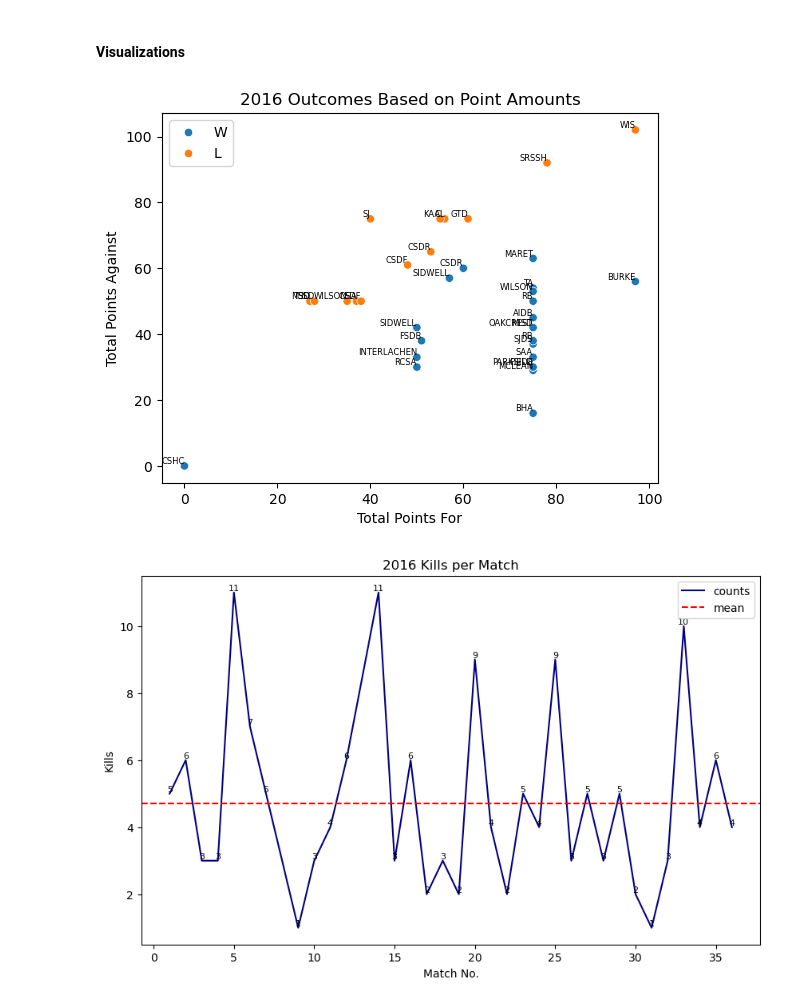
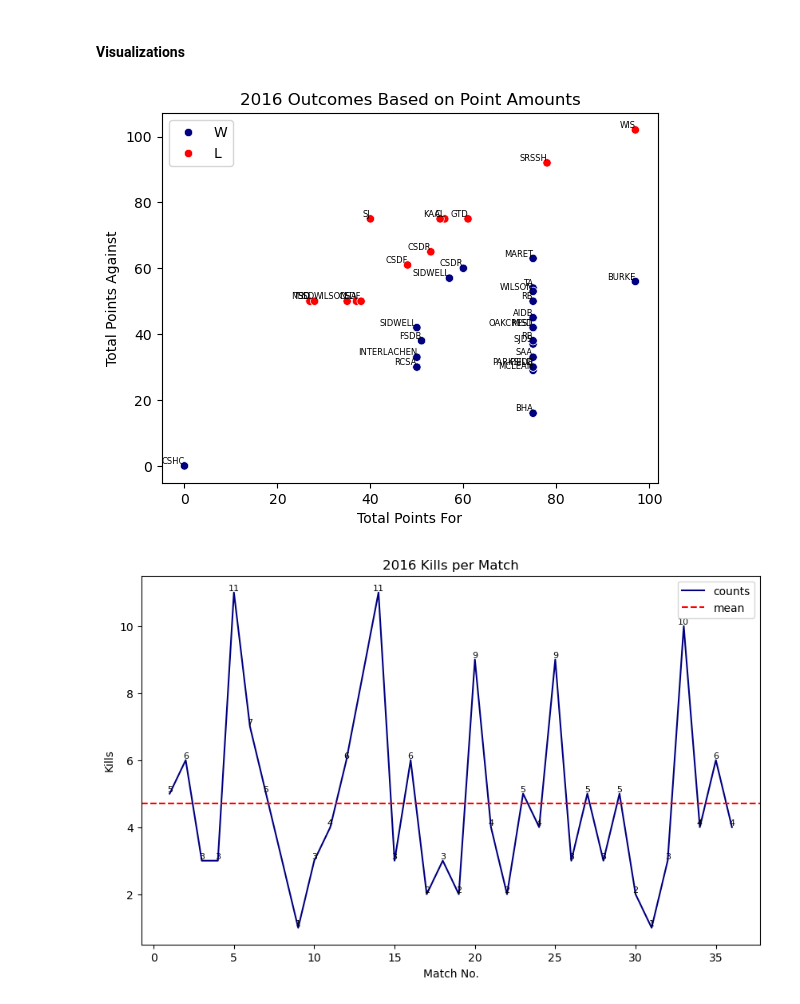
Before and after one commit to drblitx/model-volleyball, a Jupyter notebook: visualizations/fr_viz.ipynb, the cells around one changed output. Drawn from its saved outputs; the diff is of its cells as text; code cells hidden in the pictures.

```diff
--- a/visualizations/fr_viz.ipynb
+++ b/visualizations/fr_viz.ipynb
@@ -80,26 +80,26 @@ Name: aces, dtype: float64
 # %% [markdown]
 #### Visualizations
 # %%
-sns.scatterplot(x='total_points_for', y='total_points_against', hue='result', data=fr)
+sns.scatterplot(x='total_points_for', y='total_points_against', hue='result', palette={'W':'navy','L':'red'}, data=fr)
 
 for i, row in fr.iterrows():
     if pd.notna(row['total_points_for']) and pd.notna(row['total_points_against']):
         plt.text(
             row['total_points_for'],
             row['total_points_against'],
             row['opponent_slug'],
             fontsize=6,
             ha='right',
             va='bottom'
         )
 
 plt.title(f"2016 Outcomes Based on Point Amounts")
 plt.xlabel("Total Points For")
 plt.ylabel("Total Points Against")
 plt.legend()
 plt.show()
 # %% [output]
-[figure, old version]
+[figure, new version]
 # %%
 pretty_labels = ['Kills', 'Digs', 'Blocks', 'Aces', 'Receiving']
 cols = ['kills', 'digs', 'total_blocks', 'aces', 'receiving']
```
Also changed, not shown: parts of 4 cells of this notebook.
